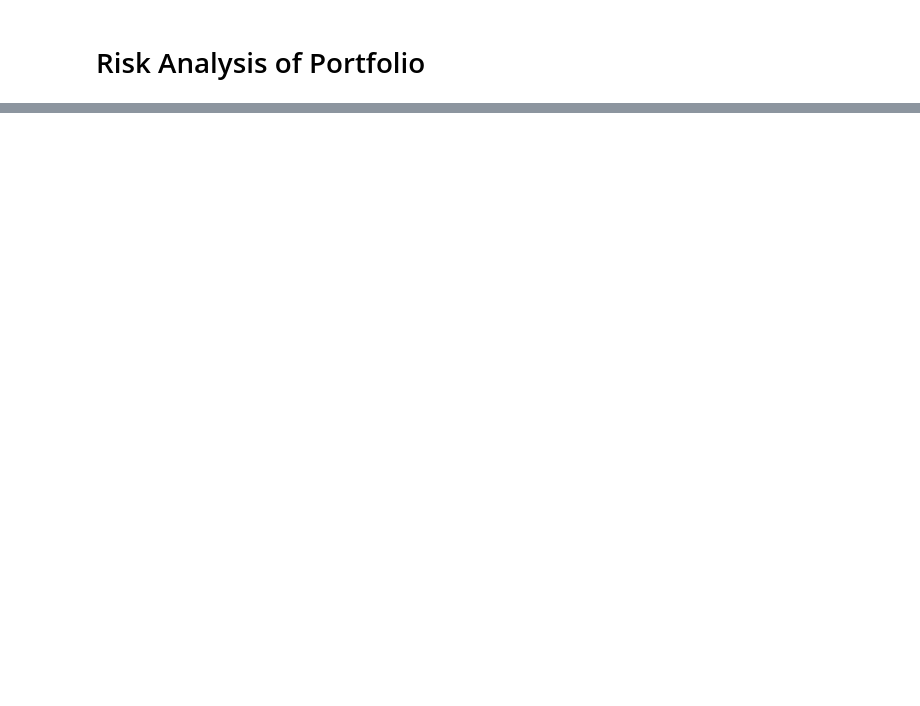
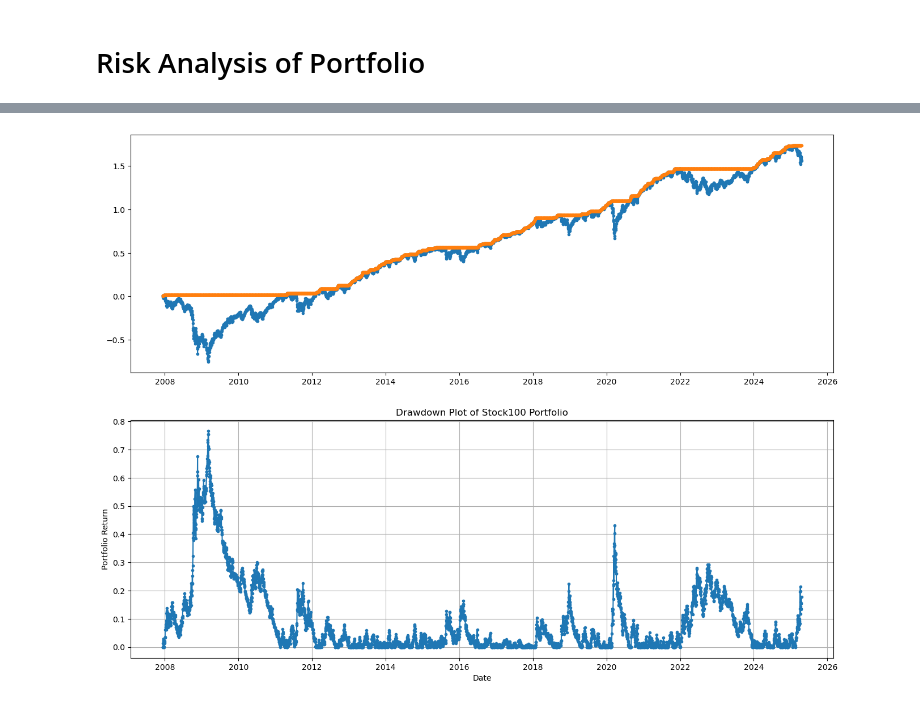
Before and after one commit to quantsummaries/sport, a Jupyter notebook: risk_analysis.ipynb, the cells around one changed output, grey strips where cells are left out. Drawn from its saved outputs; the diff is of its cells as text; code cells hidden in the pictures; blank space fills up the shorter version.

```diff
--- a/risk_analysis.ipynb
+++ b/risk_analysis.ipynb
@@ -90,0 +203,18 @@ DATE
+# %%
+stock100_dr = port_dd_dict['Stock100']
+
+fig, axes = plt.subplots(nrows=2, ncols=1, figsize=(16,12))
+
+axes[0].plot(stock100_dr.index, stock100_dr['cum_rtrn'], marker='.', linestyle='-')
+axes[0].plot(stock100_dr.index, stock100_dr['max_cum_rtrn'], marker='.', linestyle='-')
+axes[1].plot(stock100_dr.index, stock100_dr['drawdown'], marker='.', linestyle='-')
+
+plt.title(f"""Drawdown Plot of Stock100 Portfolio""")
+plt.xlabel('Date')
+plt.ylabel('Portfolio Return')
+
+plt.grid(True)
+
+plt.show()
+# %% [output]
+[figure, added]
```
Also changed, not shown: parts of 17 cells of this notebook, 30 other files.
